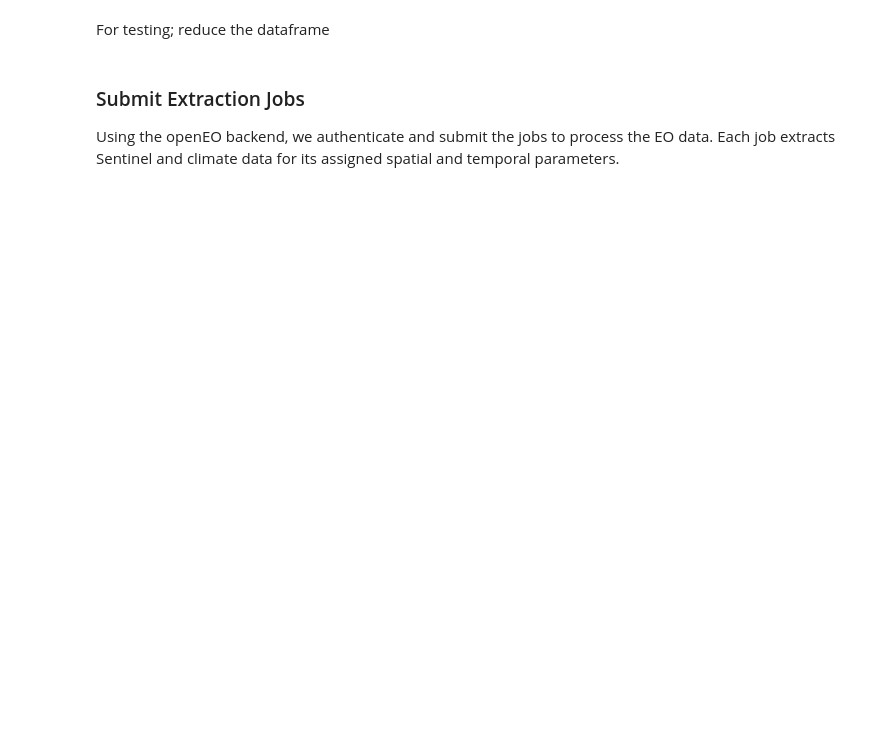
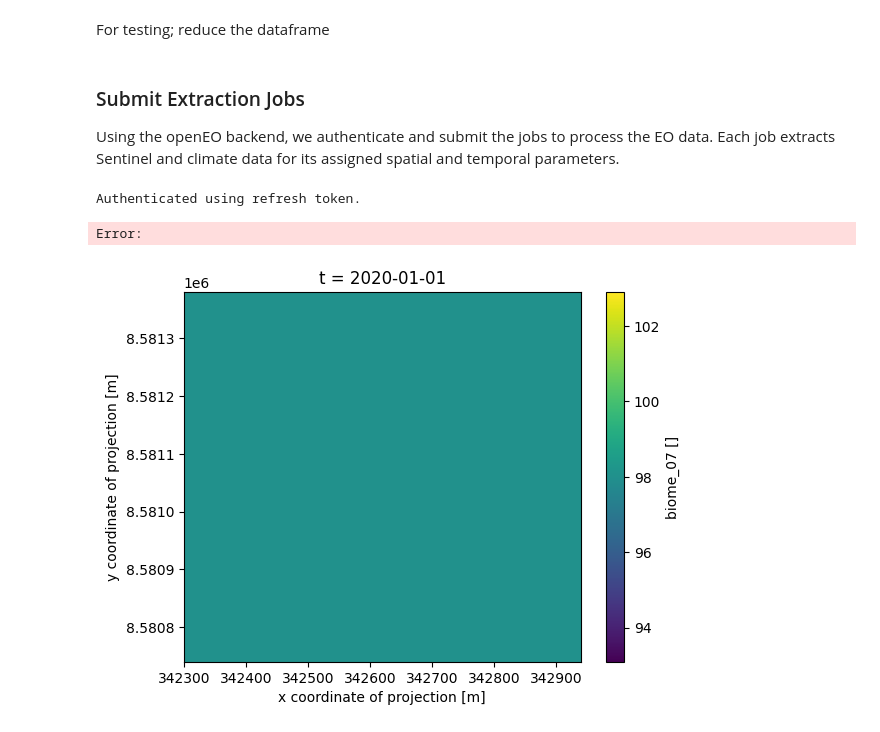
Before and after one commit to masolele/WAC, a Jupyter notebook: production/WAC_extraction.ipynb, the cells around one changed output. Cells and saved outputs as stored; diff of their text form; code cells hidden in the pictures; blank space fills up the shorter version.

Commit message:
add biome

```diff
--- a/production/WAC_extraction.ipynb
+++ b/production/WAC_extraction.ipynb
@@ -95,14 +154,13 @@ Each job extracts Sentinel and climate data for its assigned spatial and tempora
 connection = openeo.connect(url="openeo.dataspace.copernicus.eu").authenticate_oidc()
 
 # Initialize MultiBackendJobManager
-from openeo.extra.job_management import MultiBackendJobManager, ParquetJobDatabase
-
+from openeo.extra.job_management import MultiBackendJobManager, CsvJobDatabase
 manager = MultiBackendJobManager()
 manager.add_backend("cdse", connection=connection, parallel_jobs=2)
 
 # Initialize or load job tracker
-job_tracker = 'job_tracker.parquet'
-job_db = ParquetJobDatabase(path=job_tracker)
+job_tracker = 'job_tracker.csv'
+job_db = CsvJobDatabase(path=job_tracker)
 
 if not job_db.exists():
     df = manager._normalize_df(job_dataframe)
@@ -111,3 +169,16 @@ if not job_db.exists():
 # Submit jobs
 from eo_extractors.extractor import wac_extraction_job
 manager.run_jobs(start_job=wac_extraction_job, job_db=job_db)
+# %% [output]
+Authenticated using refresh token.
+Error:
+# %%
+import xarray as xr
+import matplotlib.pyplot as plt
+
+test = xr.open_dataset('C:\Git_projects\WAC\production\job_j-2412139b5dbc4c149abb4c342646df91\WAC_Extraction_patch_lat_-58_45017829591269_lon_-12_83145975719867.nc')
+
+test['biome_07'].isel(t=0).plot()
+plt.show()
+# %% [output]
+[figure, added]
```
Also changed, not shown: parts of 4 cells of this notebook, 3 other files.
